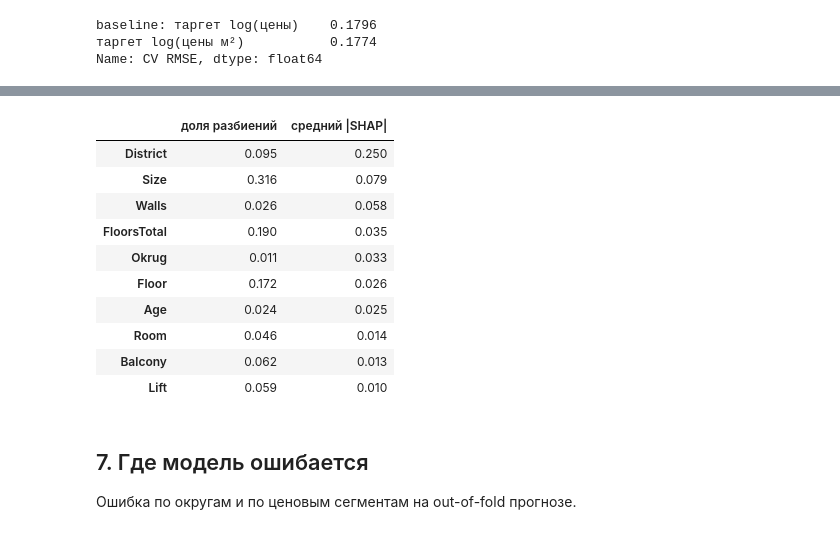
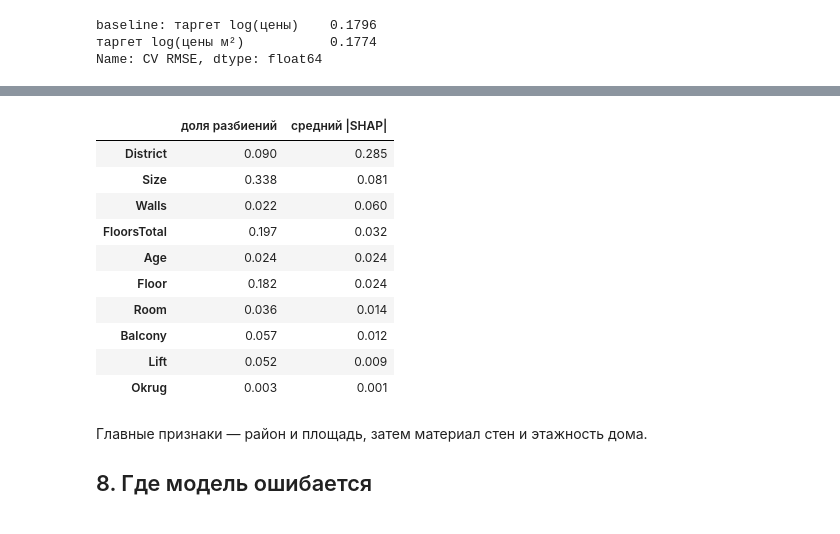
Before and after one commit to Nerbi357/kaggle-pro, a Jupyter notebook: 01_moscow_flat_prices/solution.ipynb, the cells around one changed output, grey strips where cells are left out. Drawn from its saved outputs; the diff is of its cells as text; code cells hidden in the pictures.

```diff
--- a/01_moscow_flat_prices/solution.ipynb
+++ b/01_moscow_flat_prices/solution.ipynb
@@ -96,12 +122,20 @@ FOLDS = list(KFold(5, shuffle=True, random_state=SEED).split(train))
 def rmse(a, b):
     return float(np.sqrt(np.mean((np.asarray(a) - np.asarray(b)) ** 2)))
 
-def cv(model_fn, X, target):
-    """Out-of-fold прогноз таргета: каждая строка предсказана моделью, которая её не видела."""
-    oof = np.zeros(len(X))
+def cv(make_model, X, X_test, target=t, encode=None):
+    """OOF-прогноз и прогноз test (среднее фолдовых моделей). encode(A, [B, T], target_A) — кодировка внутри фолда."""
+    oof, pred_test, models = np.zeros(len(X)), np.zeros(len(X_test)), []
     for tr_idx, va_idx in FOLDS:
-        oof[va_idx] = model_fn().fit(X.iloc[tr_idx], target.iloc[tr_idx]).predict(X.iloc[va_idx])
-    return oof
+        A, B, T = X.iloc[tr_idx], X.iloc[va_idx], X_test
+        if encode is not None:
+            A, (B, T) = encode(A, [B, T], target.iloc[tr_idx])
+        m = make_model().fit(A, target.iloc[tr_idx])
+        oof[va_idx] = m.predict(B)
+        pred_test += m.predict(T) / len(FOLDS)
+        models.append(m)
+    return oof, pred_test, models
 
-X = to_model_frame(train)
+X, X_test = to_model_frame(train), to_model_frame(test)
+for c in CAT_COLS:   # в test те же категории, что и в train
+    X_test[c] = pd.Categorical(X_test[c], categories=X[c].cat.categories)
 # %% [markdown]
@@ -163,0 +213,18 @@ Name: CV RMSE, dtype: float64
+# %%
+lgb_params = dict(n_estimators=3000, learning_rate=0.02, num_leaves=127, min_child_samples=5, reg_lambda=5,
+                  subsample=0.8, subsample_freq=1, colsample_bytree=1.0, random_state=SEED, verbose=-1, n_jobs=N_JOBS)
+xgb_params = dict(n_estimators=1500, learning_rate=0.03, grow_policy="lossguide", max_leaves=127, max_depth=0,
+                  subsample=0.8, colsample_bytree=0.8, enable_categorical=True, tree_method="hist",
+                  max_cat_to_onehot=1, random_state=SEED, n_jobs=N_JOBS)
+
+results = {}
+for name, make_model, D, D_test, enc in [
+    ("LightGBM", lambda: lgb.LGBMRegressor(**lgb_params), X, X_test, None),
+    ("XGBoost + счётчики", lambda: xgb.XGBRegressor(**{**xgb_params, "learning_rate": 0.02, "n_estimators": 2250}), X_cnt, X_cnt_test, None),
+    ("XGBoost, этажность-категория", lambda: xgb.XGBRegressor(**xgb_params), X_ft, X_ft_test, None),
+    ("ExtraTrees", lambda: ExtraTreesRegressor(n_estimators=200, max_features=1.0, n_jobs=N_JOBS, random_state=SEED), R, R_test, rank_encode),
+]:
+    t0 = time.time()
+    oof, pred, models = cv(make_model, D, D_test, encode=enc)
+    results[name] = {"oof": oof + log_size, "test": pred, "models": models}
+    print(f"{name:30s} CV {rmse(y, results[name]['oof']):.4f}   {time.time() - t0:5.0f} с")
@@ -164,24 +257,24 @@ Name: CV RMSE, dtype: float64
 # %%
-lgb_full = final_models["LightGBM"]().fit(X, t)
+lgb_model = results["LightGBM"]["models"][0]
 sample = X.sample(2000, random_state=SEED)
-shap_values = shap.TreeExplainer(lgb_full).shap_values(sample)
-pd.DataFrame({"доля разбиений": lgb_full.feature_importances_ / lgb_full.feature_importances_.sum(),
+shap_values = shap.TreeExplainer(lgb_model).shap_values(sample)
+pd.DataFrame({"доля разбиений": lgb_model.feature_importances_ / lgb_model.feature_importances_.sum(),
               "средний |SHAP|": np.abs(shap_values).mean(axis=0)},
              index=X.columns).sort_values("средний |SHAP|", ascending=False).round(3)
 # %% [output]
 |  | доля разбиений | средний |SHAP| |
-| District | 0.095 | 0.250 |
-| Size | 0.316 | 0.079 |
-| Walls | 0.026 | 0.058 |
-| FloorsTotal | 0.190 | 0.035 |
-| Okrug | 0.011 | 0.033 |
-| Floor | 0.172 | 0.026 |
-| Age | 0.024 | 0.025 |
-| Room | 0.046 | 0.014 |
-| Balcony | 0.062 | 0.013 |
-| Lift | 0.059 | 0.010 |
+| District | 0.090 | 0.285 |
+| Size | 0.338 | 0.081 |
+| Walls | 0.022 | 0.060 |
+| FloorsTotal | 0.197 | 0.032 |
+| Age | 0.024 | 0.024 |
+| Floor | 0.182 | 0.024 |
+| Room | 0.036 | 0.014 |
+| Balcony | 0.057 | 0.012 |
+| Lift | 0.052 | 0.009 |
+| Okrug | 0.003 | 0.001 |
-# %% [markdown]
-## 7. Где модель ошибается
-
-Ошибка по округам и по ценовым сегментам на out-of-fold прогнозе.
+# %% [markdown]
+Главные признаки — район и площадь, затем материал стен и этажность дома.
+
+## 8. Где модель ошибается
 # %%
```
Also changed, not shown: parts of 25 cells of this notebook, 2 other files.
